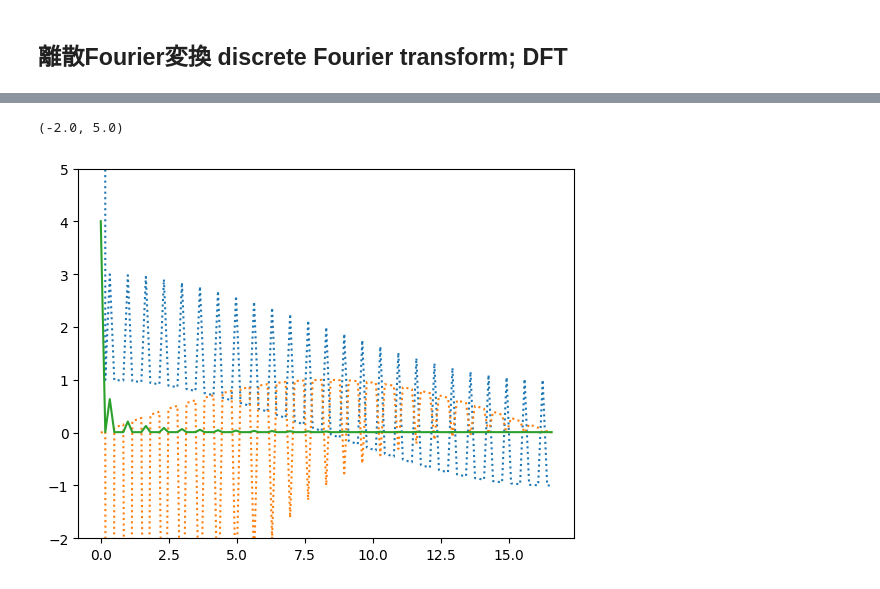
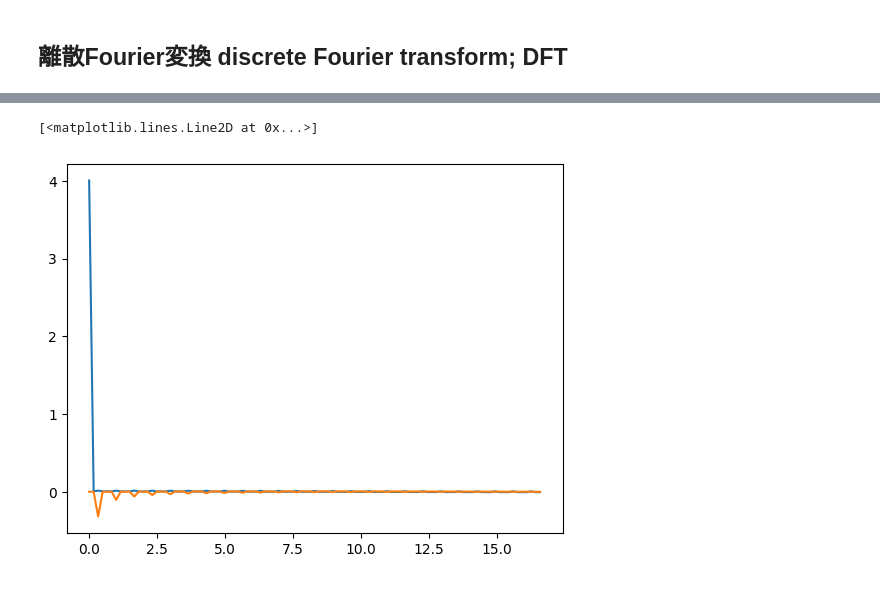
Before and after one commit to quaternys/INDEX, a Jupyter notebook: 信号処理/fourier_analysis.ipynb, the cells around one changed output, grey strips where cells are left out. Saved outputs shown, nothing was run; the diff lists cells and outputs as text; code cells hidden in the pictures.

```diff
--- a/信号処理/fourier_analysis.ipynb
+++ b/信号処理/fourier_analysis.ipynb
@@ -228,12 +231,8 @@ plt.ylim(-2, 5)
 # %%
 f = np.fft.rfftfreq(N, Ts)
-X = np.fft.rfft(x)
-A = np.abs(X) / (N / 2)
-A[0] /= 2
-plt.plot(f, X.real, ":")
-plt.plot(f, X.imag, ":")
-plt.plot(f, A)
-plt.ylim(-2, 5)
+X = np.fft.rfft(x) / N
+plt.plot(f, X.real)
+plt.plot(f, X.imag)
 # %% [output]
-(-2.0, 5.0)
+[<matplotlib.lines.Line2D at 0x...>]
-[figure, old version]
+[figure, new version]
```
Also changed, not shown: parts of 5 cells of this notebook.
